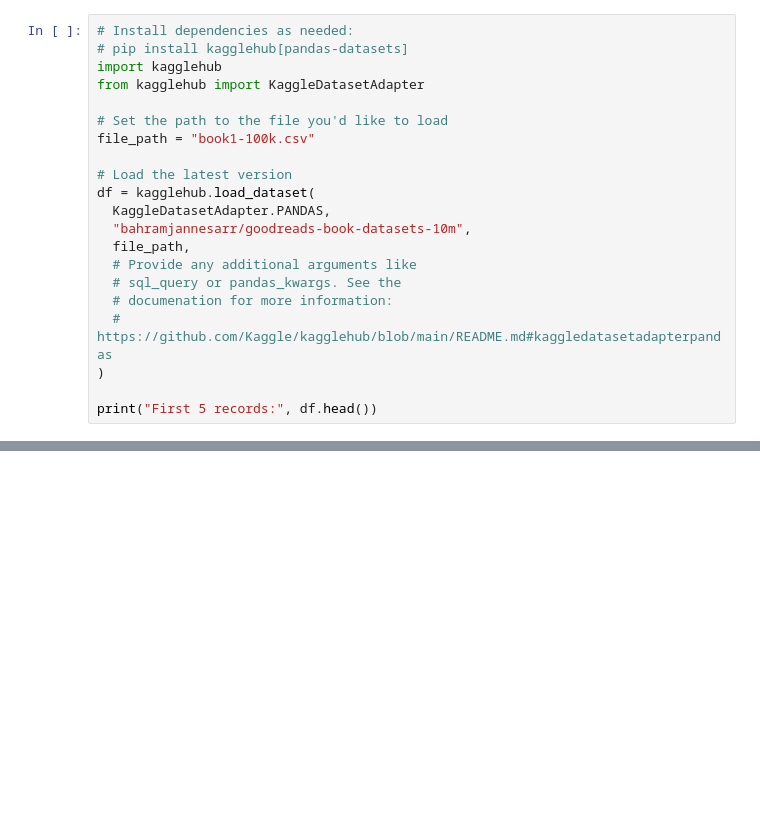
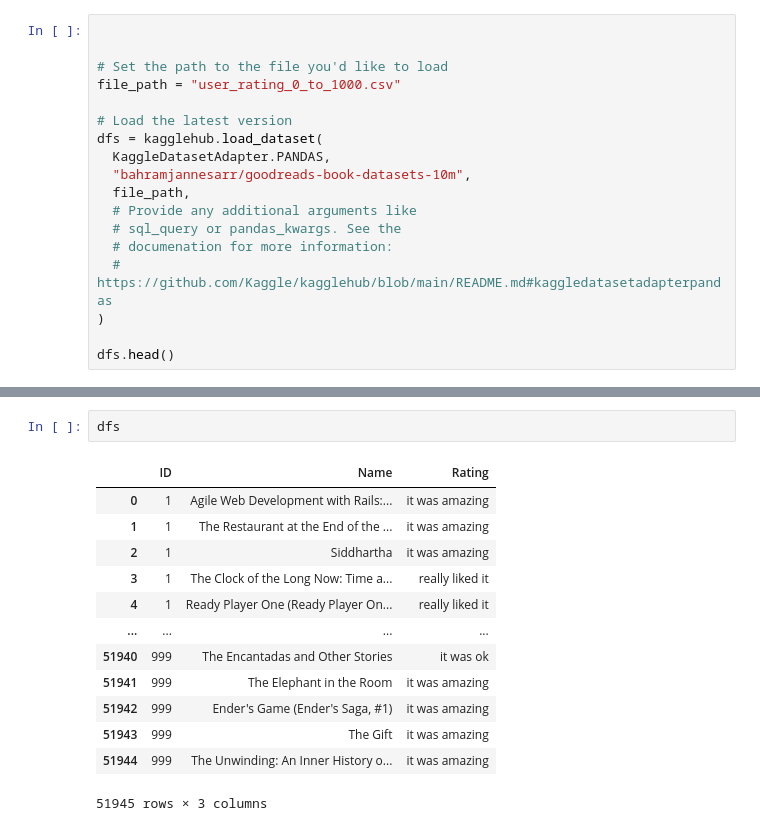
Before and after one commit to PhilippStahlbergGit/DAT251_project_library_app, a Jupyter notebook: DAT251_recommendations_system_.ipynb, the cells around one changed output, grey strips where cells are left out. Saved outputs shown, nothing was run; the diff lists cells and outputs as text; blank space fills up the shorter version.

```diff
--- a/DAT251_recommendations_system_.ipynb
+++ b/DAT251_recommendations_system_.ipynb
@@ -9,14 +166,11 @@ Retrival of data
 # %%
-# Install dependencies as needed:
-# pip install kagglehub[pandas-datasets]
-import kagglehub
-from kagglehub import KaggleDatasetAdapter
+
 
 # Set the path to the file you'd like to load
-file_path = "book1-100k.csv"
+file_path = "user_rating_0_to_1000.csv"
 
 # Load the latest version
-df = kagglehub.load_dataset(
+dfs = kagglehub.load_dataset(
   KaggleDatasetAdapter.PANDAS,
   "bahramjannesarr/goodreads-book-datasets-10m",
   file_path,
@@ -26,5 +180,5 @@ df = kagglehub.load_dataset(
   # https://github.com/Kaggle/kagglehub/blob/main/README.md#kaggledatasetadapterpandas
 )
 
-print("First 5 records:", df.head())
+dfs.head()
 # %% [output]
@@ -74,0 +192,16 @@ pandas.core.series.Series
+# %%
+dfs
+# %% [output]
+|  | ID | Name | Rating |
+| 0 | 1 | Agile Web Development with Rails:... | it was amazing |
+| 1 | 1 | The Restaurant at the End of the ... | it was amazing |
+| 2 | 1 | Siddhartha | it was amazing |
+| 3 | 1 | The Clock of the Long Now: Time a... | really liked it |
+| 4 | 1 | Ready Player One (Ready Player On... | really liked it |
+| ... | ... | ... | ... |
+| 51940 | 999 | The Encantadas and Other Stories | it was ok |
+| 51941 | 999 | The Elephant in the Room | it was amazing |
+| 51942 | 999 | Ender's Game (Ender's Saga, #1) | it was amazing |
+| 51943 | 999 | The Gift | it was amazing |
+| 51944 | 999 | The Unwinding: An Inner History o... | it was amazing |
+51945 rows × 3 columns
```
Also changed, not shown: parts of 18 cells of this notebook.
